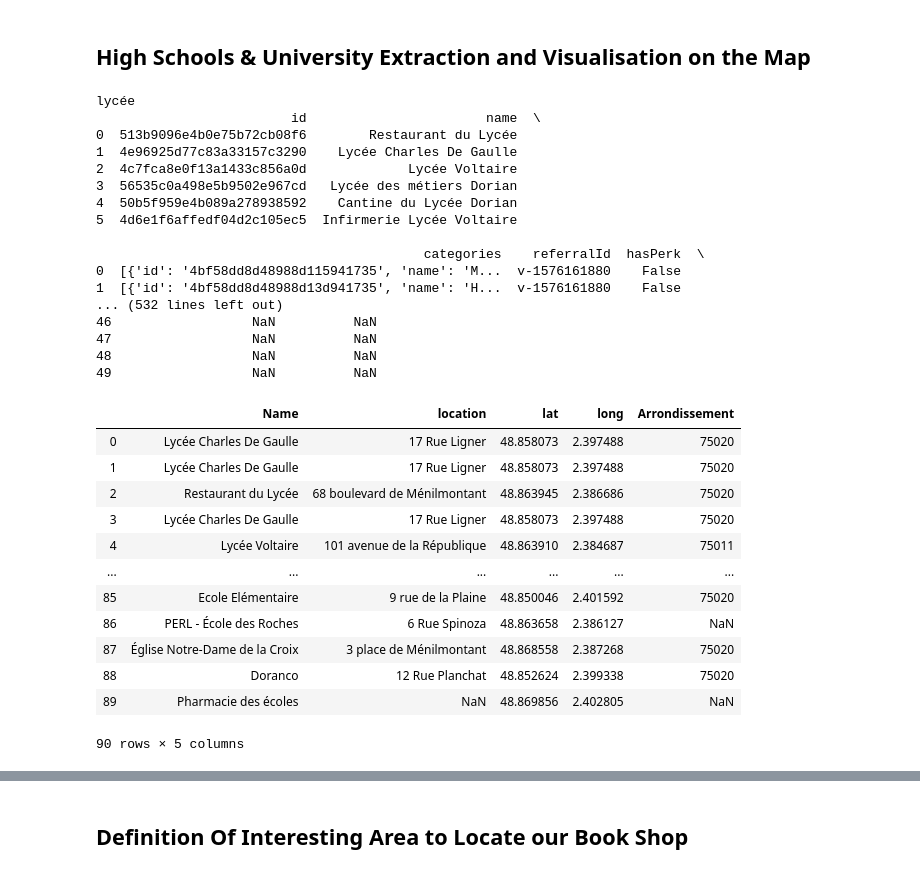
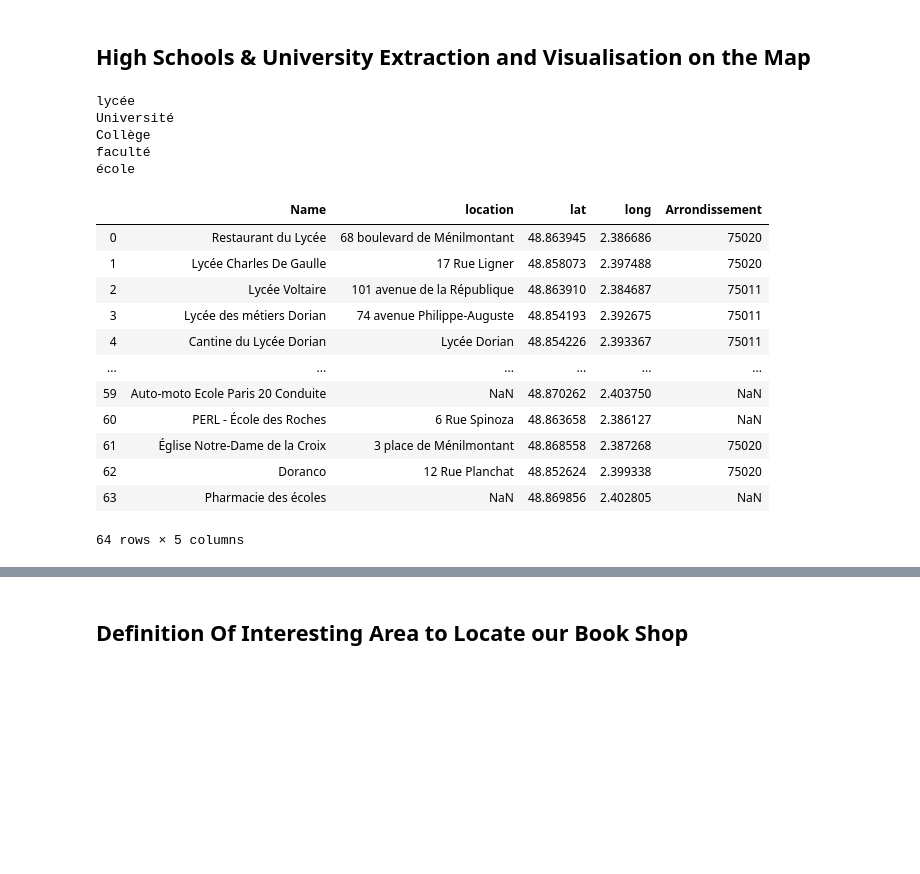
Before and after one commit to FRE89154/Final-Project, a Jupyter notebook: book.ipynb, the cells around one changed output, grey strips where cells are left out. Drawn from its saved outputs; the diff is of its cells as text; code cells hidden in the pictures; blank space fills up the shorter version.

```diff
--- a/book.ipynb
+++ b/book.ipynb
@@ -170,50 +173,38 @@ venues_map
 # %%
 list_school = ['lycée', 'Université', 'Collège', 'faculté', 'école']
 radius = 1000
 df_prel = pd.DataFrame()
+dataframe_school = pd.DataFrame()
 for i in list_school:
     print(i)
     search_query = i
 
 
     url = 'https://api.foursquare.com/v2/venues/search?client_id={}&client_secret={}&ll={},{}&v={}&query={}&radius={}&limit={}'.format(CLIENT_ID, CLIENT_SECRET, latitude, longitude, VERSION, search_query, radius, LIMIT)
     results = requests.get(url).json()
     venues = results['response']['venues']
     df_prel = json_normalize(venues)
-    print(df_prel)
     dataframe_school = dataframe_school.append(df_prel,ignore_index=True, sort=False)
 
 df_school_clean = dataframe_school[['name','location.address','location.lat', 'location.lng','location.postalCode']]
 df_school_clean = df_school_clean.rename(columns={"name": "Name", "location.address": "location","location.lat":"lat","location.lng":"long", "location.postalCode": "Arrondissement"})
 df_school_clean
 # %% [output]
 lycée
-                         id                       name  \
-0  513b9096e4b0e75b72cb08f6        Restaurant du Lycée
-1  4e96925d77c83a33157c3290    Lycée Charles De Gaulle
-2  4c7fca8e0f13a1433c856a0d             Lycée Voltaire
-3  56535c0a498e5b9502e967cd   Lycée des métiers Dorian
-4  50b5f959e4b089a278938592    Cantine du Lycée Dorian
-5  4d6e1f6affedf04d2c105ec5  Infirmerie Lycée Voltaire
-
-                                          categories    referralId  hasPerk  \
-0  [{'id': '4bf58dd8d48988d115941735', 'name': 'M...  v-1576161880    False
-1  [{'id': '4bf58dd8d48988d13d941735', 'name': 'H...  v-1576161880    False
-... (532 lines left out)
-46                  NaN          NaN
-47                  NaN          NaN
-48                  NaN          NaN
-49                  NaN          NaN
+Université
+Collège
+faculté
+école
 |  | Name | location | lat | long | Arrondissement |
-| 0 | Lycée Charles De Gaulle | 17 Rue Ligner | 48.858073 | 2.397488 | 75020 |
+| 0 | Restaurant du Lycée | 68 boulevard de Ménilmontant | 48.863945 | 2.386686 | 75020 |
 | 1 | Lycée Charles De Gaulle | 17 Rue Ligner | 48.858073 | 2.397488 | 75020 |
-| 2 | Restaurant du Lycée | 68 boulevard de Ménilmontant | 48.863945 | 2.386686 | 75020 |
-| 3 | Lycée Charles De Gaulle | 17 Rue Ligner | 48.858073 | 2.397488 | 75020 |
-| 4 | Lycée Voltaire | 101 avenue de la République | 48.863910 | 2.384687 | 75011 |
+| 2 | Lycée Voltaire | 101 avenue de la République | 48.863910 | 2.384687 | 75011 |
+| 3 | Lycée des métiers Dorian | 74 avenue Philippe-Auguste | 48.854193 | 2.392675 | 75011 |
+| 4 | Cantine du Lycée Dorian | Lycée Dorian | 48.854226 | 2.393367 | 75011 |
 | ... | ... | ... | ... | ... | ... |
-| 85 | Ecole Elémentaire | 9 rue de la Plaine | 48.850046 | 2.401592 | 75020 |
-| 86 | PERL - École des Roches | 6 Rue Spinoza | 48.863658 | 2.386127 | NaN |
-| 87 | Église Notre-Dame de la Croix | 3 place de Ménilmontant | 48.868558 | 2.387268 | 75020 |
-| 88 | Doranco | 12 Rue Planchat | 48.852624 | 2.399338 | 75020 |
-| 89 | Pharmacie des écoles | NaN | 48.869856 | 2.402805 | NaN |
+| 59 | Auto-moto Ecole Paris 20 Conduite | NaN | 48.870262 | 2.403750 | NaN |
+| 60 | PERL - École des Roches | 6 Rue Spinoza | 48.863658 | 2.386127 | NaN |
+| 61 | Église Notre-Dame de la Croix | 3 place de Ménilmontant | 48.868558 | 2.387268 | 75020 |
+| 62 | Doranco | 12 Rue Planchat | 48.852624 | 2.399338 | 75020 |
+| 63 | Pharmacie des écoles | NaN | 48.869856 | 2.402805 | NaN |
-90 rows × 5 columns
+64 rows × 5 columns
```
Also changed, not shown: parts of 6 cells of this notebook.
